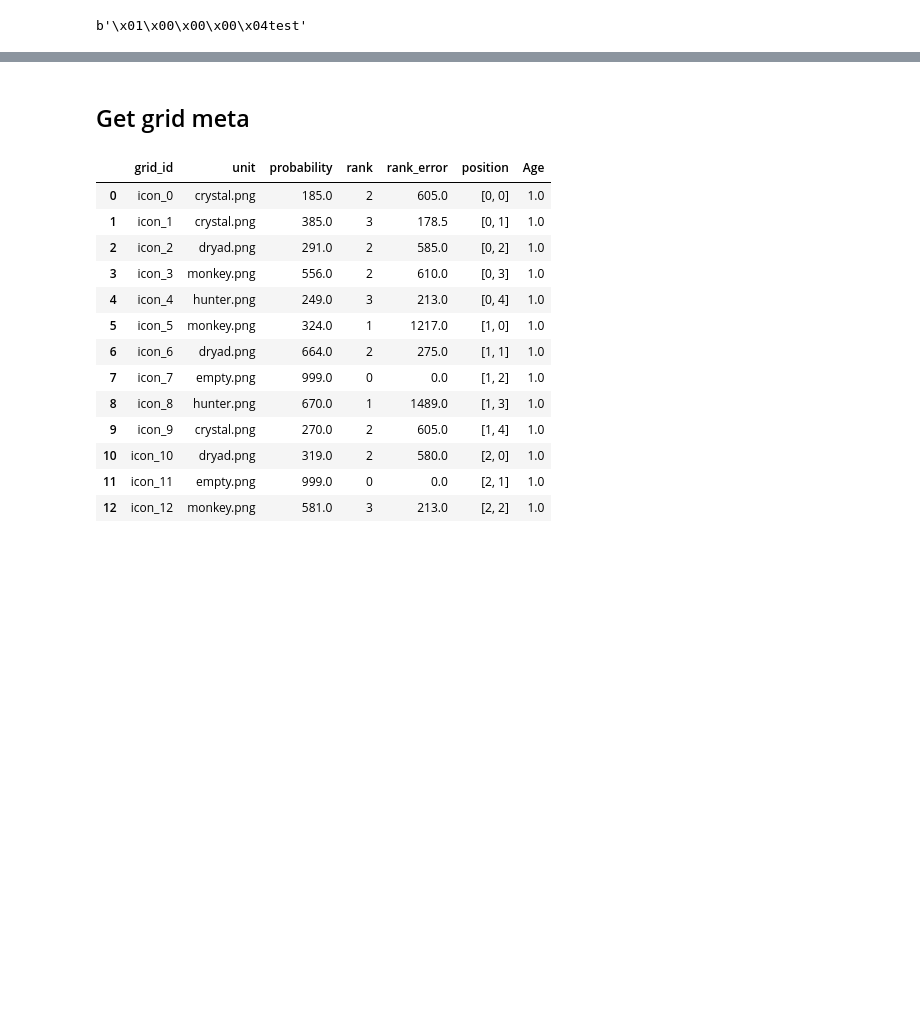
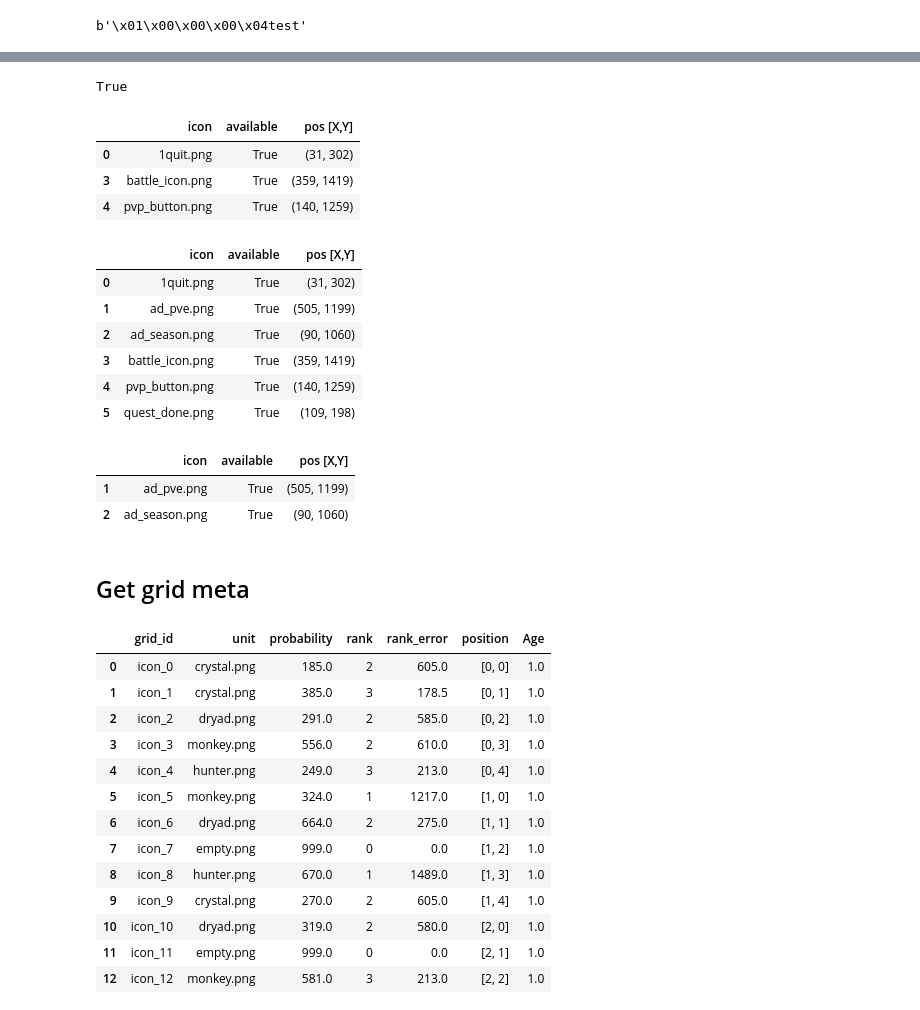
Before and after one commit to AxelBjork/Rush-Royale-Bot, a Jupyter notebook: bot_logic.ipynb, the cells around one changed output, grey strips where cells are left out. Drawn from its saved outputs; the diff is of its cells as text; code cells hidden in the pictures; blank space fills up the shorter version.

Commit message:
Ad watch support
Will try to watch one ad before every fight.

```diff
--- a/combat_logic.ipynb
+++ b/bot_logic.ipynb
@@ -54,0 +88,23 @@ bot.getScreen()
+# %%
+bot.battle_screen(ad=False)[1]=='menu'
+# %% [output]
+True
+# %%
+avail_buttons = bot.get_current_icons(available=True)
+avail_buttons[avail_buttons['icon'].isin(['back_button.png','battle_icon.png','0cont_button.png','1quit.png', 'fighting.png','pvp_button.png'])]
+# %% [output]
+|  | icon | available | pos [X,Y] |
+| 0 | 1quit.png | True | (31, 302) |
+| 3 | battle_icon.png | True | (359, 1419) |
+| 4 | pvp_button.png | True | (140, 1259) |
+# %%
+avail_buttons = bot.get_current_icons(available=True)
+display(avail_buttons)
+# %% [output]
+|  | icon | available | pos [X,Y] |
+| 0 | 1quit.png | True | (31, 302) |
+| 1 | ad_pve.png | True | (505, 1199) |
+| 2 | ad_season.png | True | (90, 1060) |
+| 3 | battle_icon.png | True | (359, 1419) |
+| 4 | pvp_button.png | True | (140, 1259) |
+| 5 | quest_done.png | True | (109, 198) |
@@ -54,0 +125,6 @@ bot.getScreen()
+# %%
+avail_ads = avail_buttons[avail_buttons['icon'].isin(['ad_season.png','ad_pve.png'])]
+# %% [output]
+|  | icon | available | pos [X,Y] |
+| 1 | ad_pve.png | True | (505, 1199) |
+| 2 | ad_season.png | True | (90, 1060) |
```
Also changed, not shown: parts of 8 cells of this notebook, 12 other files.
